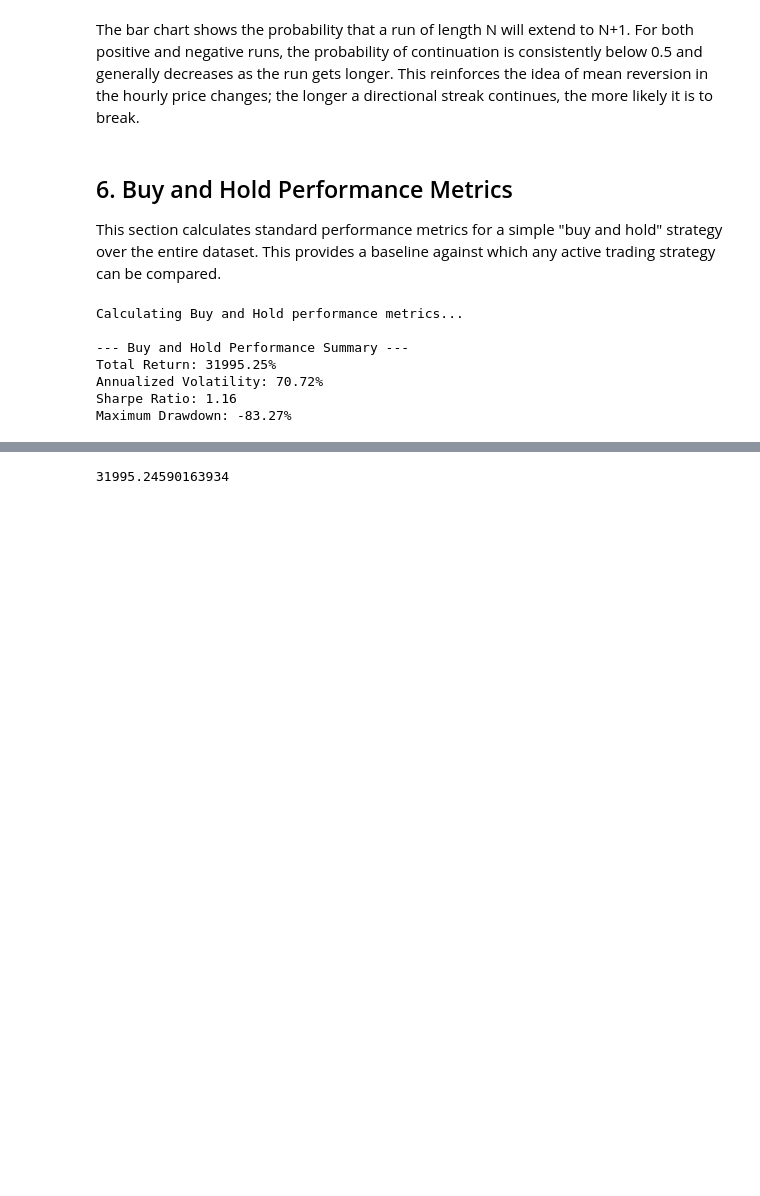
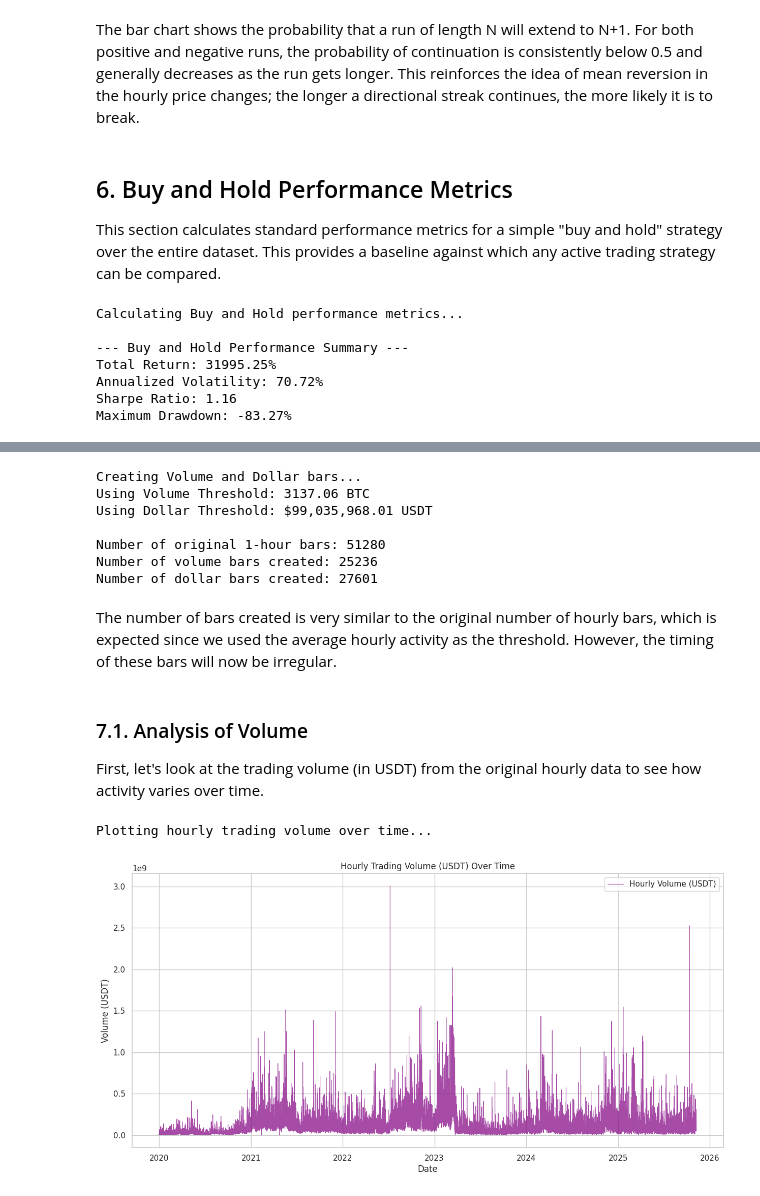
Before and after one commit to LeoCenturion/ceia-tpf, a Jupyter notebook: data_analysis/data_analysis.ipynb, the cells around one changed output, grey strips where cells are left out. Cells and saved outputs as stored; diff of their text form; code cells hidden in the pictures; blank space fills up the shorter version.

```diff
--- a/data_analysis/data_analysis.ipynb
+++ b/data_analysis/data_analysis.ipynb
@@ -490,6 +503,47 @@ Maximum Drawdown: -83.27%
 # %%
-c = df.close.values
-first_trading_bar = 0
-(c[-1] - c[first_trading_bar]) / c[first_trading_bar] * 100
+print("Creating Volume and Dollar bars...")
+
+# Calculate thresholds based on the average hourly activity
+avg_hourly_btc_volume = df['Volume BTC'].mean()
+avg_hourly_usdt_volume = df['Volume USDT'].mean()
+
+print(f"Using Volume Threshold: {avg_hourly_btc_volume:.2f} BTC")
+print(f"Using Dollar Threshold: ${avg_hourly_usdt_volume:,.2f} USDT")
+
+# The bar creation functions expect a 'date' column.
+# We reset the index to turn the 'timestamp' index into a column, then rename it to 'date'.
+df_for_bars = df.reset_index().rename(columns={'timestamp': 'date'})
+
+# Create the bars
+volume_bars = create_volume_bars(df_for_bars, volume_threshold=avg_hourly_btc_volume)
+dollar_bars = create_dollar_bars(df_for_bars, dollar_threshold=avg_hourly_usdt_volume)
+
+print(f"\nNumber of original 1-hour bars: {len(df)}")
+print(f"Number of volume bars created: {len(volume_bars)}")
+print(f"Number of dollar bars created: {len(dollar_bars)}")
 # %% [output]
-31995.24590163934
+Creating Volume and Dollar bars...
+Using Volume Threshold: 3137.06 BTC
+Using Dollar Threshold: $99,035,968.01 USDT
+
+Number of original 1-hour bars: 51280
+Number of volume bars created: 25236
+Number of dollar bars created: 27601
+# %% [markdown]
+The number of bars created is very similar to the original number of hourly bars, which is expected since we used the average hourly activity as the threshold. However, the timing of these bars will now be irregular.
+# %% [markdown]
+### 7.1. Analysis of Volume
+
+First, let's look at the trading volume (in USDT) from the original hourly data to see how activity varies over time.
+# %%
+print("Plotting hourly trading volume over time...")
+plt.figure(figsize=(15, 7))
+plt.plot(df.index, df['Volume USDT'], label='Hourly Volume (USDT)', color='purple', alpha=0.7, linewidth=0.8)
+plt.title('Hourly Trading Volume (USDT) Over Time')
+plt.xlabel('Date')
+plt.ylabel('Volume (USDT)')
+plt.legend()
+plt.show()
+# %% [output]
+Plotting hourly trading volume over time...
+[figure, added]
```
Also changed, not shown: parts of 47 cells of this notebook, 14 other files.
